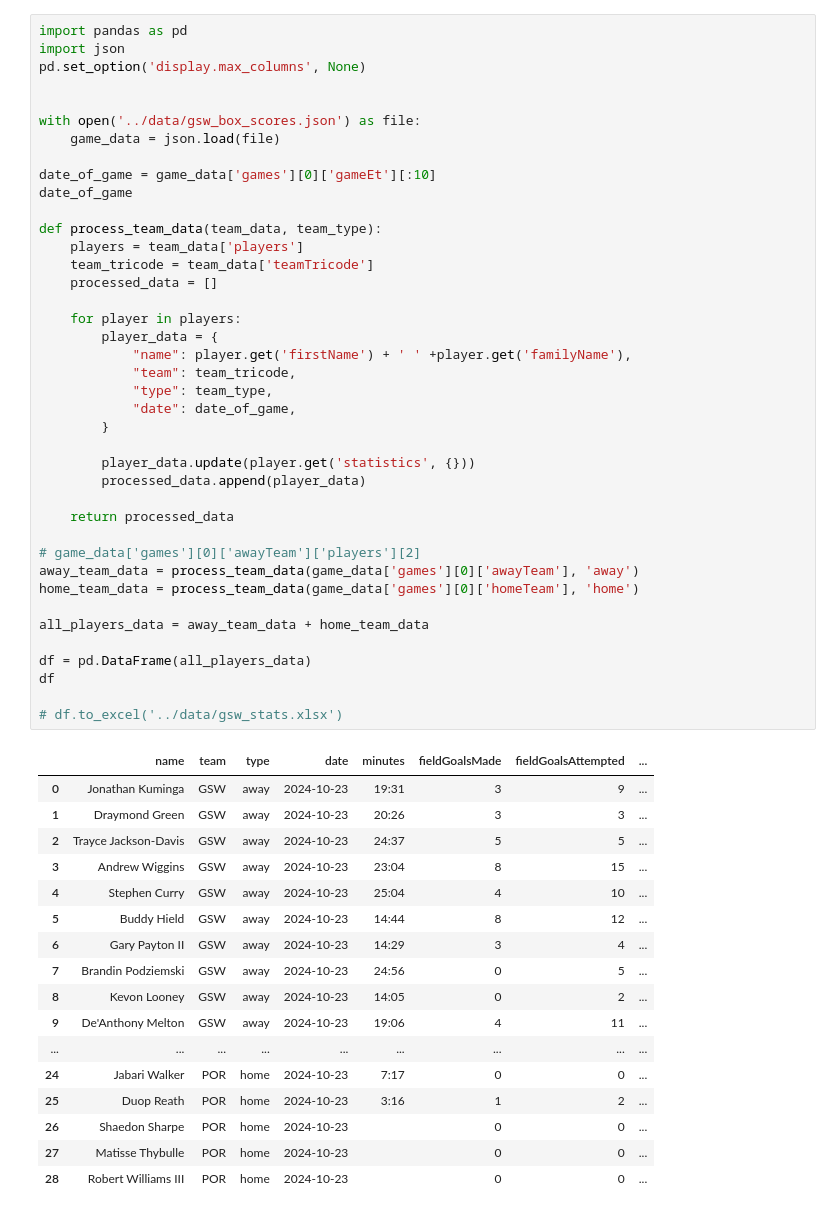
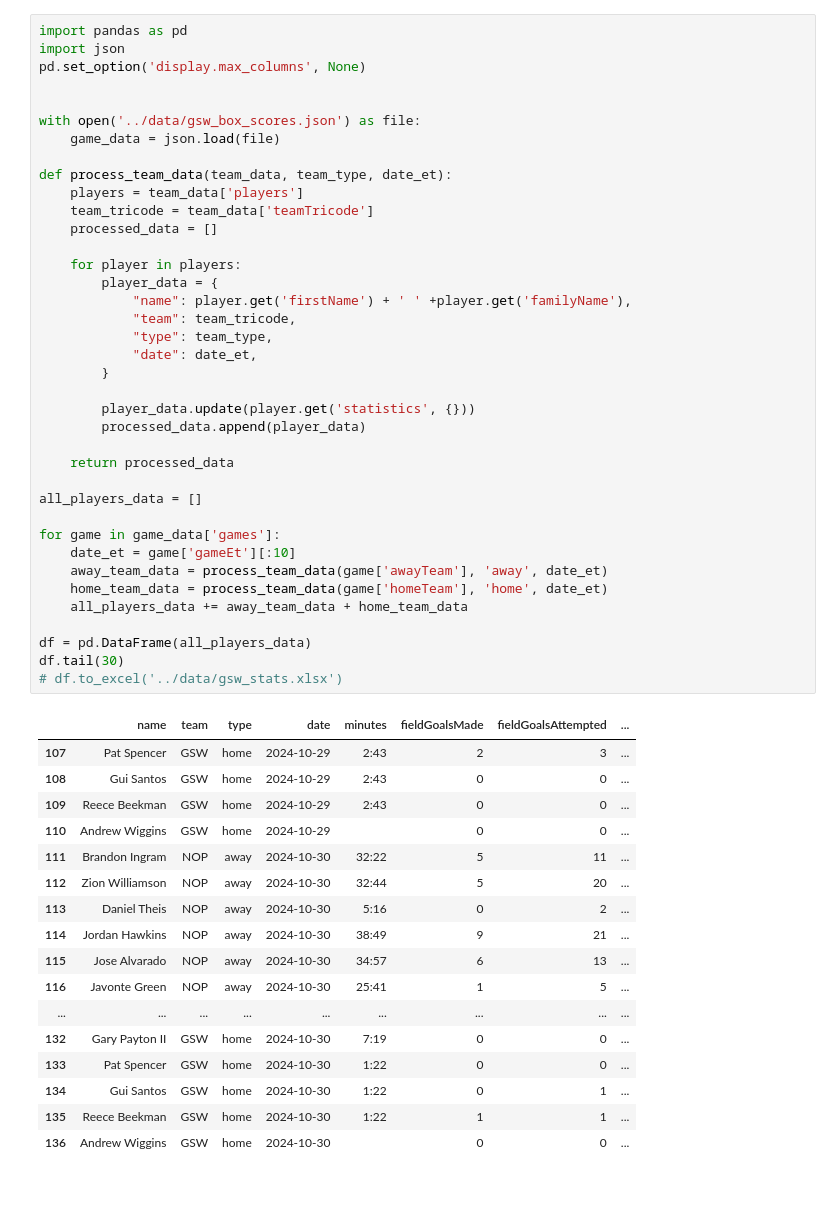
Before and after one commit to ds7cw/python_pandas_nba_analytics, a Jupyter notebook: main/03_gsw_extract_data.ipynb, the cells around one changed output. Cells and saved outputs as stored; diff of their text form.

Commit message:
Process multiple box scores

```diff
--- a/main/03_gsw_extract_data.ipynb
+++ b/main/03_gsw_extract_data.ipynb
@@ -2,57 +2,55 @@
 import pandas as pd
 import json
 pd.set_option('display.max_columns', None)
 
 
 with open('../data/gsw_box_scores.json') as file:
     game_data = json.load(file)
 
-date_of_game = game_data['games'][0]['gameEt'][:10]
-date_of_game
-
-def process_team_data(team_data, team_type):
+def process_team_data(team_data, team_type, date_et):
     players = team_data['players']
     team_tricode = team_data['teamTricode']
     processed_data = []
 
     for player in players:
         player_data = {
             "name": player.get('firstName') + ' ' +player.get('familyName'),
             "team": team_tricode,
             "type": team_type,
-            "date": date_of_game,
+            "date": date_et,
         }
 
         player_data.update(player.get('statistics', {}))
         processed_data.append(player_data)
 
     return processed_data
 
-# game_data['games'][0]['awayTeam']['players'][2]
-away_team_data = process_team_data(game_data['games'][0]['awayTeam'], 'away')
-home_team_data = process_team_data(game_data['games'][0]['homeTeam'], 'home')
+all_players_data = []
 
-all_players_data = away_team_data + home_team_data
+for game in game_data['games']:
+    date_et = game['gameEt'][:10]
+    away_team_data = process_team_data(game['awayTeam'], 'away', date_et)
+    home_team_data = process_team_data(game['homeTeam'], 'home', date_et)
+    all_players_data += away_team_data + home_team_data
 
 df = pd.DataFrame(all_players_data)
-df
-
+df.tail(30)
 # df.to_excel('../data/gsw_stats.xlsx')
 # %% [output]
 |  | name | team | type | date | minutes | fieldGoalsMade | fieldGoalsAttempted | ... |
-| 0 | Jonathan Kuminga | GSW | away | 2024-10-23 | 19:31 | 3 | 9 | ... |
-| 1 | Draymond Green | GSW | away | 2024-10-23 | 20:26 | 3 | 3 | ... |
-| 2 | Trayce Jackson-Davis | GSW | away | 2024-10-23 | 24:37 | 5 | 5 | ... |
-| 3 | Andrew Wiggins | GSW | away | 2024-10-23 | 23:04 | 8 | 15 | ... |
-| 4 | Stephen Curry | GSW | away | 2024-10-23 | 25:04 | 4 | 10 | ... |
-| 5 | Buddy Hield | GSW | away | 2024-10-23 | 14:44 | 8 | 12 | ... |
-| 6 | Gary Payton II | GSW | away | 2024-10-23 | 14:29 | 3 | 4 | ... |
-| 7 | Brandin Podziemski | GSW | away | 2024-10-23 | 24:56 | 0 | 5 | ... |
-| 8 | Kevon Looney | GSW | away | 2024-10-23 | 14:05 | 0 | 2 | ... |
-| 9 | De'Anthony Melton | GSW | away | 2024-10-23 | 19:06 | 4 | 11 | ... |
+| 107 | Pat Spencer | GSW | home | 2024-10-29 | 2:43 | 2 | 3 | ... |
+| 108 | Gui Santos | GSW | home | 2024-10-29 | 2:43 | 0 | 0 | ... |
+| 109 | Reece Beekman | GSW | home | 2024-10-29 | 2:43 | 0 | 0 | ... |
+| 110 | Andrew Wiggins | GSW | home | 2024-10-29 |  | 0 | 0 | ... |
+| 111 | Brandon Ingram | NOP | away | 2024-10-30 | 32:22 | 5 | 11 | ... |
+| 112 | Zion Williamson | NOP | away | 2024-10-30 | 32:44 | 5 | 20 | ... |
+| 113 | Daniel Theis | NOP | away | 2024-10-30 | 5:16 | 0 | 2 | ... |
+| 114 | Jordan Hawkins | NOP | away | 2024-10-30 | 38:49 | 9 | 21 | ... |
+| 115 | Jose Alvarado | NOP | away | 2024-10-30 | 34:57 | 6 | 13 | ... |
+| 116 | Javonte Green | NOP | away | 2024-10-30 | 25:41 | 1 | 5 | ... |
 | ... | ... | ... | ... | ... | ... | ... | ... | ... |
-| 24 | Jabari Walker | POR | home | 2024-10-23 | 7:17 | 0 | 0 | ... |
-| 25 | Duop Reath | POR | home | 2024-10-23 | 3:16 | 1 | 2 | ... |
-| 26 | Shaedon Sharpe | POR | home | 2024-10-23 |  | 0 | 0 | ... |
-| 27 | Matisse Thybulle | POR | home | 2024-10-23 |  | 0 | 0 | ... |
-| 28 | Robert Williams III | POR | home | 2024-10-23 |  | 0 | 0 | ... |
+| 132 | Gary Payton II | GSW | home | 2024-10-30 | 7:19 | 0 | 0 | ... |
+| 133 | Pat Spencer | GSW | home | 2024-10-30 | 1:22 | 0 | 0 | ... |
+| 134 | Gui Santos | GSW | home | 2024-10-30 | 1:22 | 0 | 1 | ... |
+| 135 | Reece Beekman | GSW | home | 2024-10-30 | 1:22 | 1 | 1 | ... |
+| 136 | Andrew Wiggins | GSW | home | 2024-10-30 |  | 0 | 0 | ... |
```
Also changed, not shown: 1 other file.
